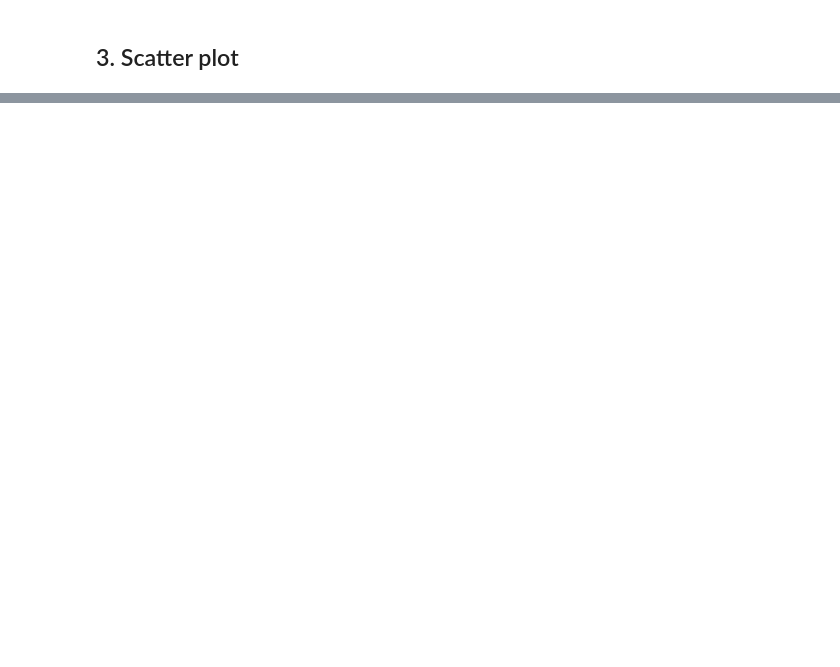
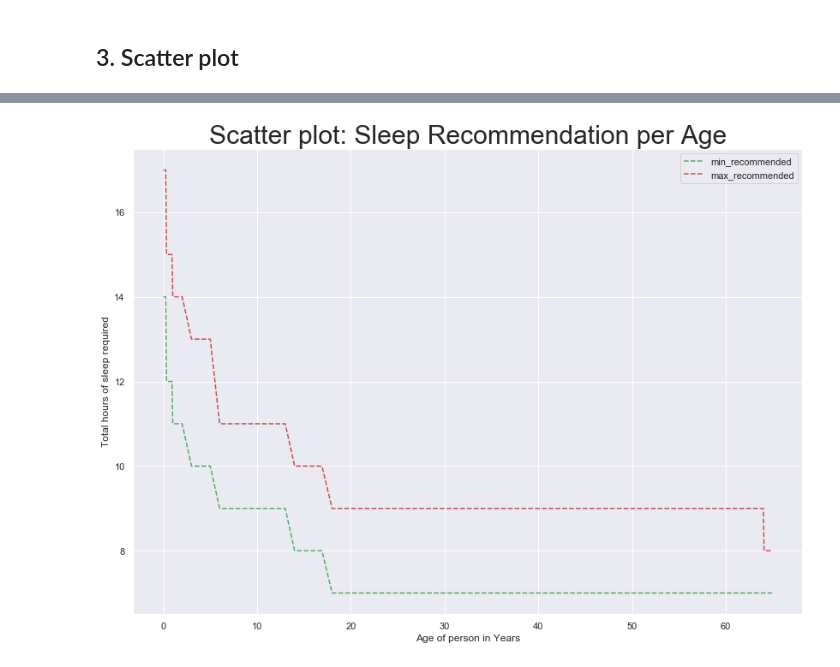
Before and after one commit to ayosamobitade/Exploratory-Data-Analytic-Projects, a Jupyter notebook: Visual Aids For Analysis/Visual Aids For EDA.ipynb, the cells around one changed output, grey strips where cells are left out. Drawn from its saved outputs; the diff is of its cells as text; code cells hidden in the pictures; blank space fills up the shorter version.

```diff
--- a/Visual Aids For Analysis/Visual Aids For EDA.ipynb
+++ b/Visual Aids For Analysis/Visual Aids For EDA.ipynb
@@ -121,0 +147,12 @@ plt.show();
+# %%
+plt.figure(figsize = (14,10))
+plt.plot(sleepDf['age']/12., sleepDf['min_recommended'], 'g--', label = 'min_recommended' )
+plt.plot(sleepDf['age']/12., sleepDf['max_recommended'], 'r--', label = 'max_recommended')
+plt.title('Scatter plot: Sleep Recommendation per Age', size=30)
+plt.xlabel('Age of person in Years')
+plt.ylabel('Total hours of sleep required')
+plt.legend()
+plt.savefig('sleepscatterplot2.png', bbox_inches='tight')
+plt.show();
+# %% [output]
+[figure, added]
```
Also changed, not shown: parts of 7 cells of this notebook, 4 other files.
